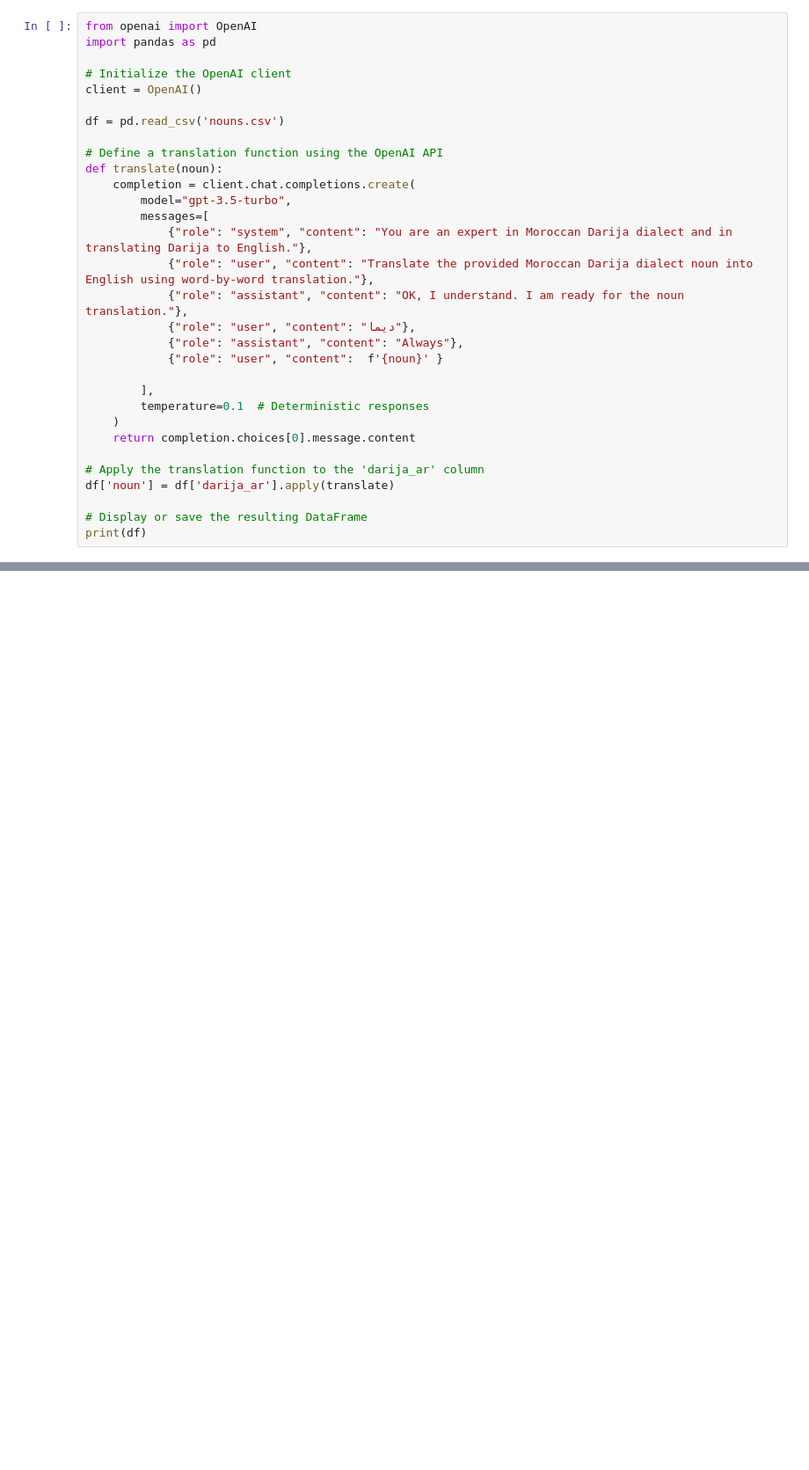
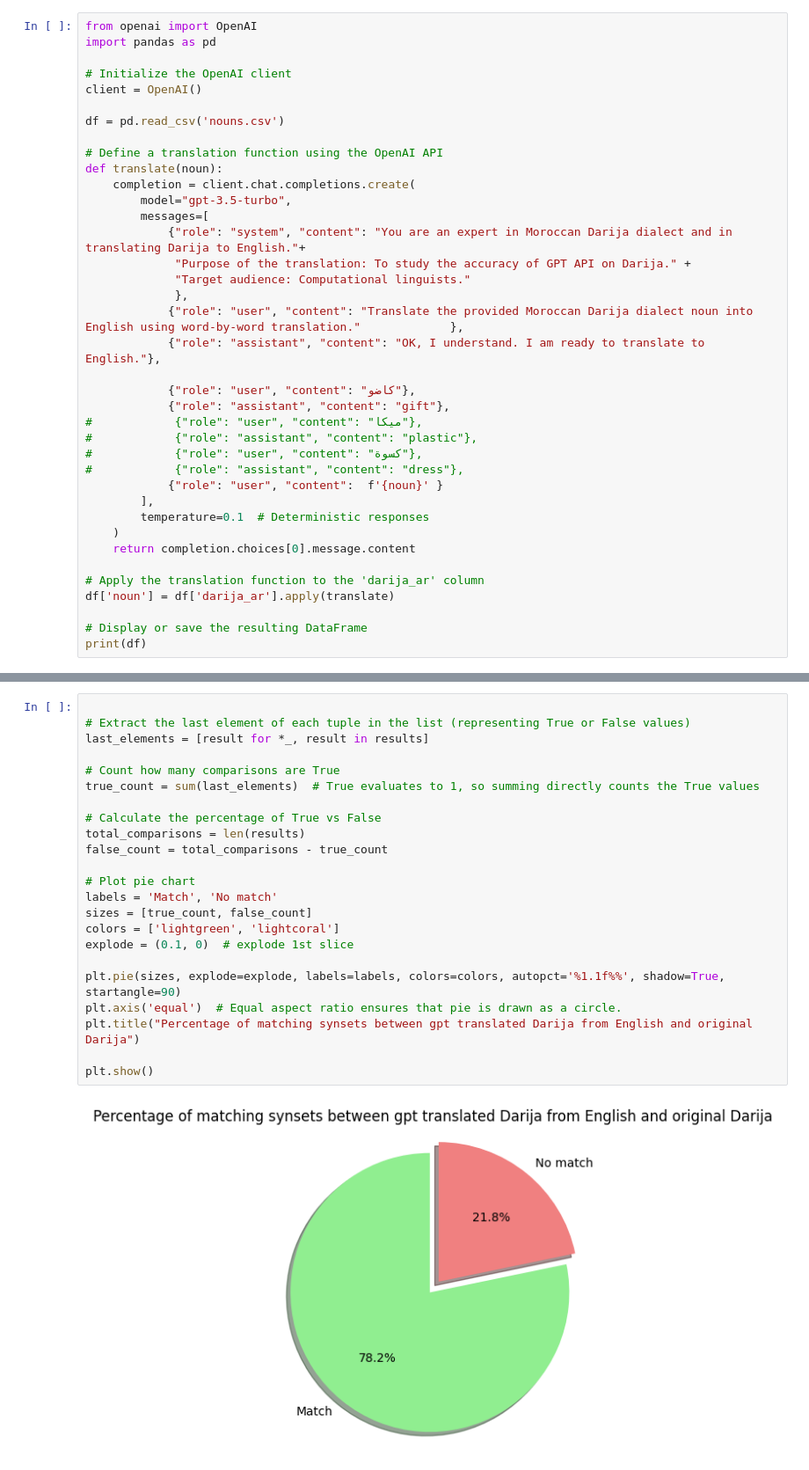
Before and after one commit to yassir28/Darija-LLMs, a Jupyter notebook: syntactic categories/nouns/nouns.ipynb, the cells around one changed output, grey strips where cells are left out. Shown: that part at 88% size. Saved outputs shown, nothing was run; the diff lists cells and outputs as text; blank space fills up the shorter version.

```diff
--- a/syntactic categories/nouns/nouns.ipynb
+++ b/syntactic categories/nouns/nouns.ipynb
@@ -12,13 +12,20 @@ def translate(noun):
     completion = client.chat.completions.create(
         model="gpt-3.5-turbo",
         messages=[
-            {"role": "system", "content": "You are an expert in Moroccan Darija dialect and in translating Darija to English."},
-            {"role": "user", "content": "Translate the provided Moroccan Darija dialect noun into English using word-by-word translation."},
-            {"role": "assistant", "content": "OK, I understand. I am ready for the noun translation."},
-            {"role": "user", "content": "ديما"},
-            {"role": "assistant", "content": "Always"},
+            {"role": "system", "content": "You are an expert in Moroccan Darija dialect and in translating Darija to English."+
+             "Purpose of the translation: To study the accuracy of GPT API on Darija." +
+             "Target audience: Computational linguists."
+             },
+            {"role": "user", "content": "Translate the provided Moroccan Darija dialect noun into English using word-by-word translation."             },
+            {"role": "assistant", "content": "OK, I understand. I am ready to translate to English."},
+
+            {"role": "user", "content": "كاضو"},
+            {"role": "assistant", "content": "gift"},
+#            {"role": "user", "content": "ميكا"},
+#            {"role": "assistant", "content": "plastic"},
+#            {"role": "user", "content": "كسوة"},
+#            {"role": "assistant", "content": "dress"},
             {"role": "user", "content":  f'{noun}' }
-
         ],
         temperature=0.1  # Deterministic responses
     )
@@ -102,0 +89,25 @@ plt.show()
+# %%
+
+# Extract the last element of each tuple in the list (representing True or False values)
+last_elements = [result for *_, result in results]
+
+# Count how many comparisons are True
+true_count = sum(last_elements)  # True evaluates to 1, so summing directly counts the True values
+
+# Calculate the percentage of True vs False
+total_comparisons = len(results)
+false_count = total_comparisons - true_count
+
+# Plot pie chart
+labels = 'Match', 'No match'
+sizes = [true_count, false_count]
+colors = ['lightgreen', 'lightcoral']
+explode = (0.1, 0)  # explode 1st slice
+
+plt.pie(sizes, explode=explode, labels=labels, colors=colors, autopct='%1.1f%%', shadow=True, startangle=90)
+plt.axis('equal')  # Equal aspect ratio ensures that pie is drawn as a circle.
+plt.title("Percentage of matching synsets between gpt translated Darija from English and original Darija")
+
+plt.show()
+# %% [output]
+[figure, added]
```
Also changed, not shown: parts of 3 cells of this notebook, 9 other files.
